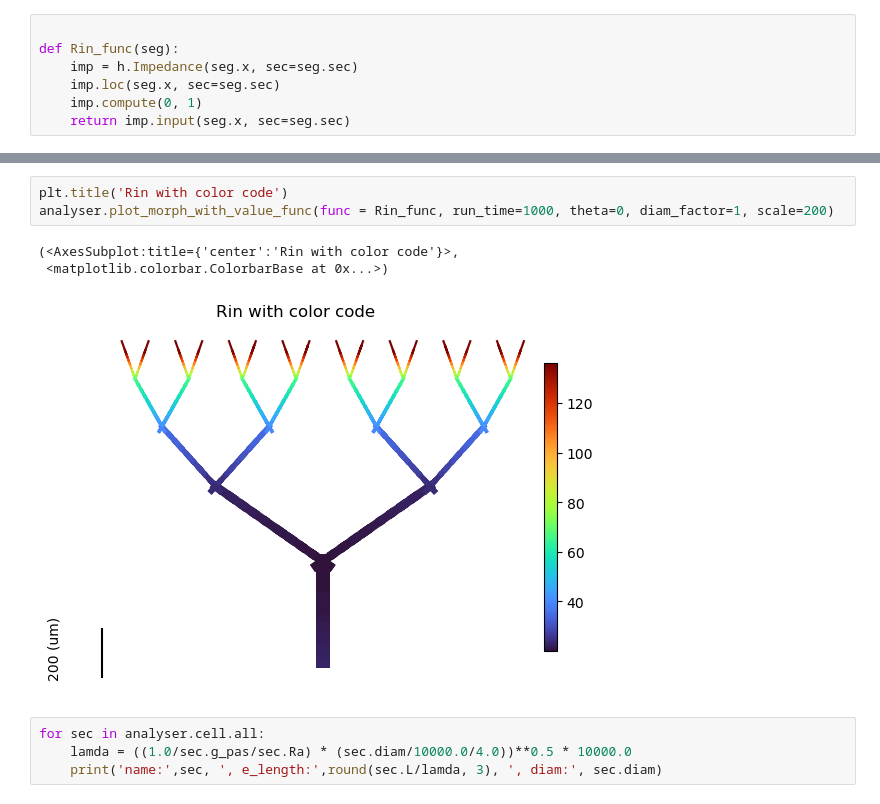
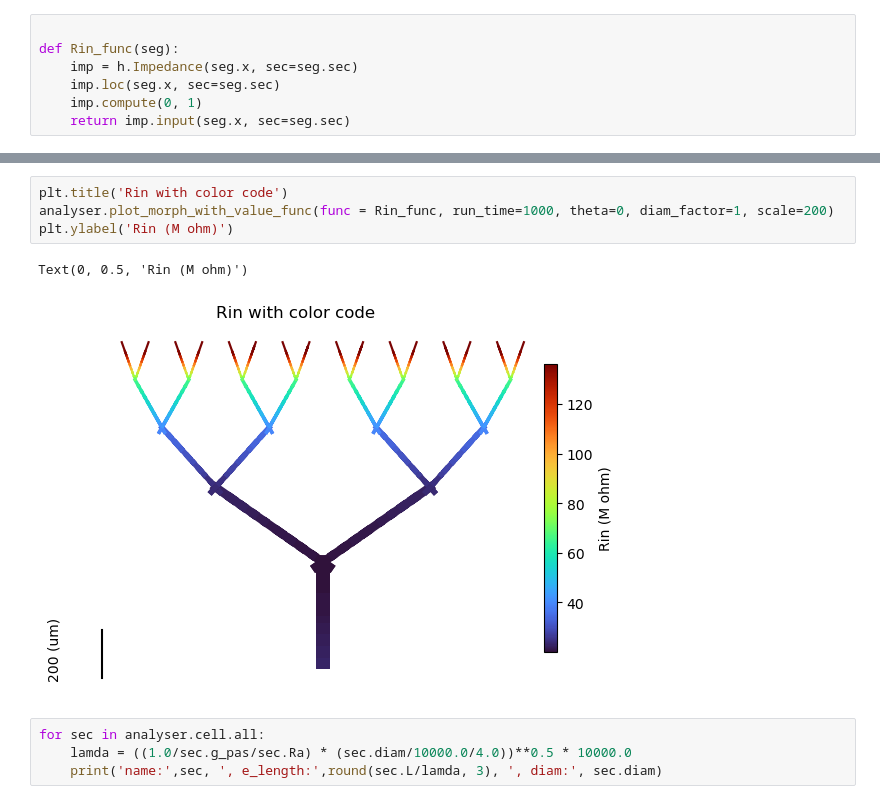
Before and after one commit to YoniLeibner/Neuron_analysis_tool, a Jupyter notebook: Neuron_analysis_tool/example Rall model.ipynb, the cells around one changed output, grey strips where cells are left out. Drawn from its saved outputs; the diff is of its cells as text.

```diff
--- a/Neuron_analysis_tool/example Rall model.ipynb
+++ b/Neuron_analysis_tool/example Rall model.ipynb
@@ -45,10 +39,10 @@ analyser.create_card(scale=100, initial_seg=list(analyser.cell.apic[29])[-1], di
 # %%
 plt.title('Rin with color code')
 analyser.plot_morph_with_value_func(func = Rin_func, run_time=1000, theta=0, diam_factor=1, scale=200)
+plt.ylabel('Rin (M ohm)')
 # %% [output]
-(<AxesSubplot:title={'center':'Rin with color code'}>,
- <matplotlib.colorbar.ColorbarBase at 0x...>)
+Text(0, 0.5, 'Rin (M ohm)')
-[figure, old version]
+[figure, new version]
 # %%
 for sec in analyser.cell.all:
     lamda = ((1.0/sec.g_pas/sec.Ra) * (sec.diam/10000.0/4.0))**0.5 * 10000.0
```
Also changed, not shown: parts of 9 cells of this notebook, 11 other files.
